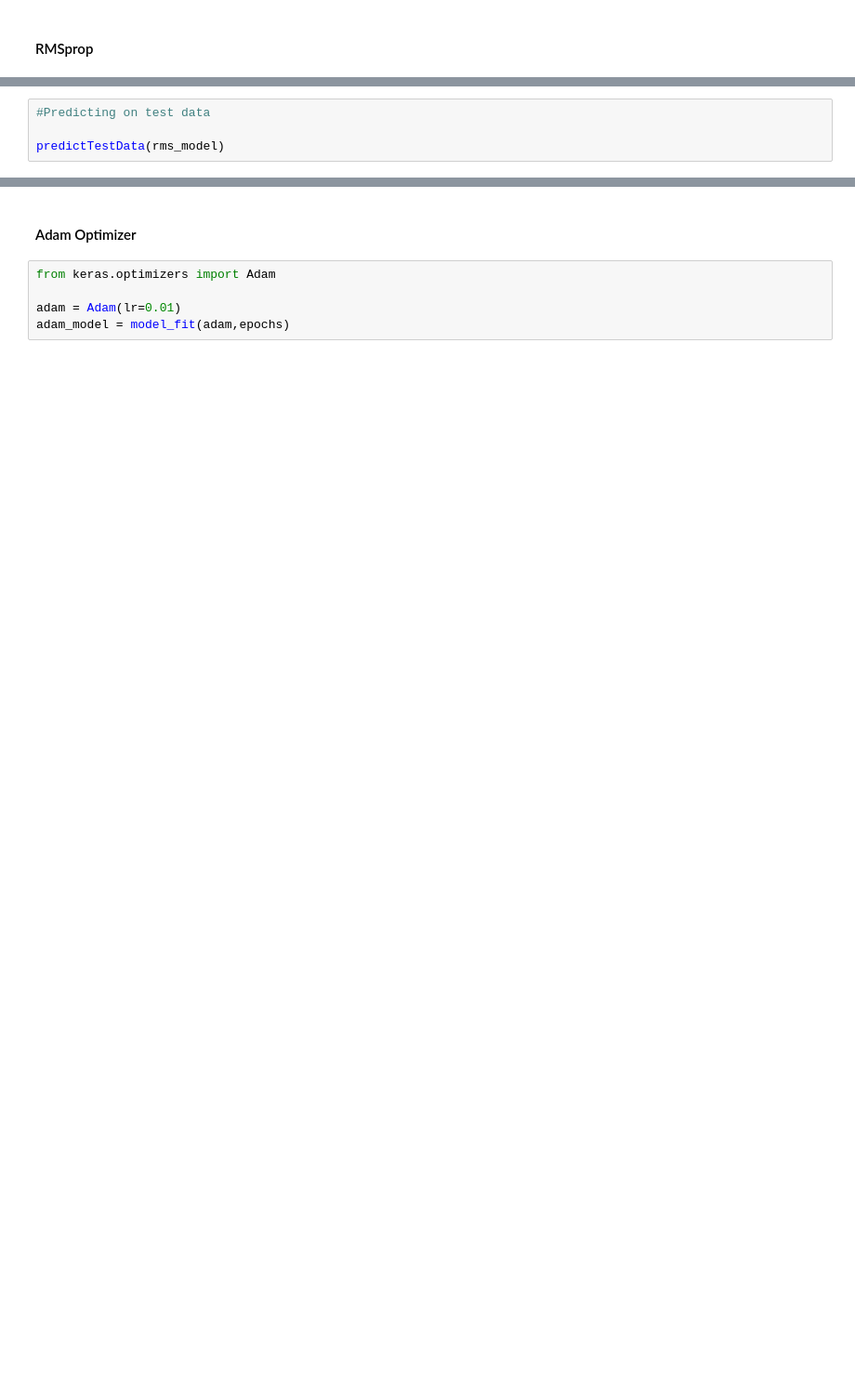
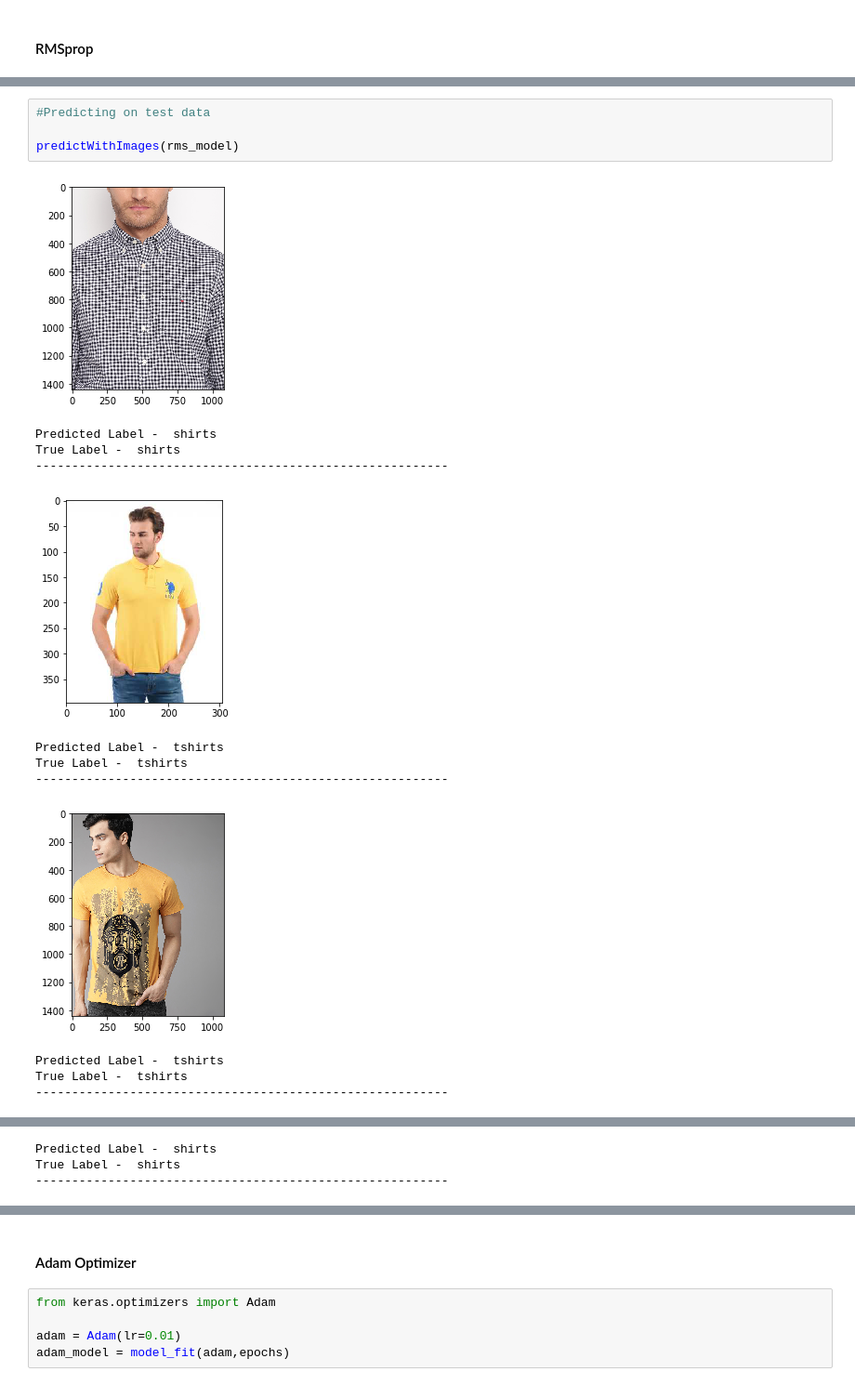
Before and after one commit to divyeshwakhariya/fliprobo, a Jupyter notebook: Assignment 4/FR_4 OPTIMISERS AND CALLBACKS.ipynb, the cells around one changed output, grey strips where cells are left out. Shown at 93% size. Cells and saved outputs as stored; diff of their text form; blank space fills up the shorter version.

```diff
--- a/Assignment 4/FR_4 OPTIMISERS AND CALLBACKS.ipynb
+++ b/Assignment 4/FR_4 OPTIMISERS AND CALLBACKS.ipynb
@@ -314,4 +376,17 @@ test loss, test acc: [0.15382076799869537, 0.949999988079071]
 # %%
 #Predicting on test data
 
-predictTestData(rms_model)
+predictWithImages(rms_model)
+# %% [output]
+[figure, added]
+Predicted Label -  shirts
+True Label -  shirts
+---------------------------------------------------------
+[figure, added]
+Predicted Label -  tshirts
+True Label -  tshirts
+---------------------------------------------------------
+[figure, added]
+Predicted Label -  tshirts
+True Label -  tshirts
+---------------------------------------------------------
@@ -317,0 +394,3 @@ predictTestData(rms_model)
+Predicted Label -  shirts
+True Label -  shirts
+---------------------------------------------------------
```
Also changed, not shown: parts of 14 cells of this notebook.
